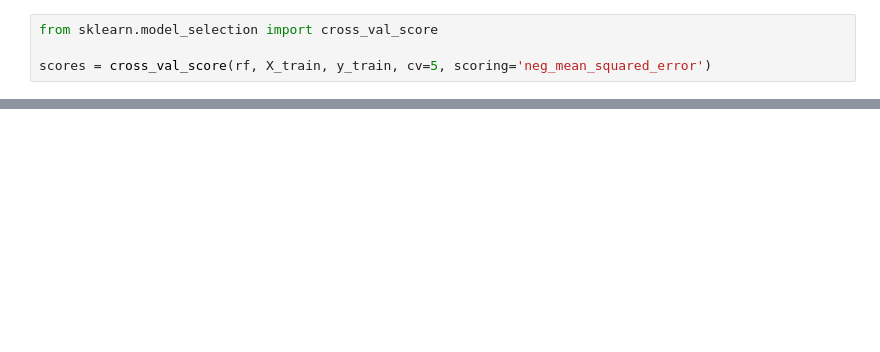
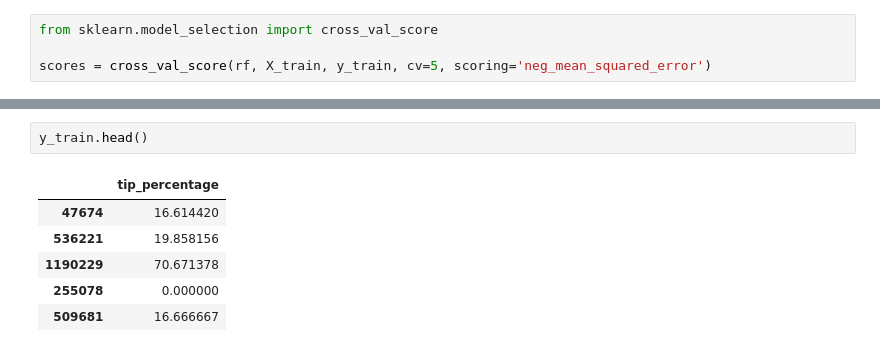
Before and after one commit to ah3200/nyc_green_taxi, a Jupyter notebook: data_analysis.ipynb, the cells around one changed output, grey strips where cells are left out. Drawn from its saved outputs; the diff is of its cells as text; blank space fills up the shorter version.

```diff
--- a/data_analysis.ipynb
+++ b/data_analysis.ipynb
@@ -541,0 +709,9 @@ array([-54.80100252, -54.12148278, -55.1945873 , -54.06861692, -55.17908864])
+# %%
+y_train.head()
+# %% [output]
+|  | tip_percentage |
+| 47674 | 16.614420 |
+| 536221 | 19.858156 |
+| 1190229 | 70.671378 |
+| 255078 | 0.000000 |
+| 509681 | 16.666667 |
```
Also changed, not shown: parts of 43 cells of this notebook, 4 other files.
